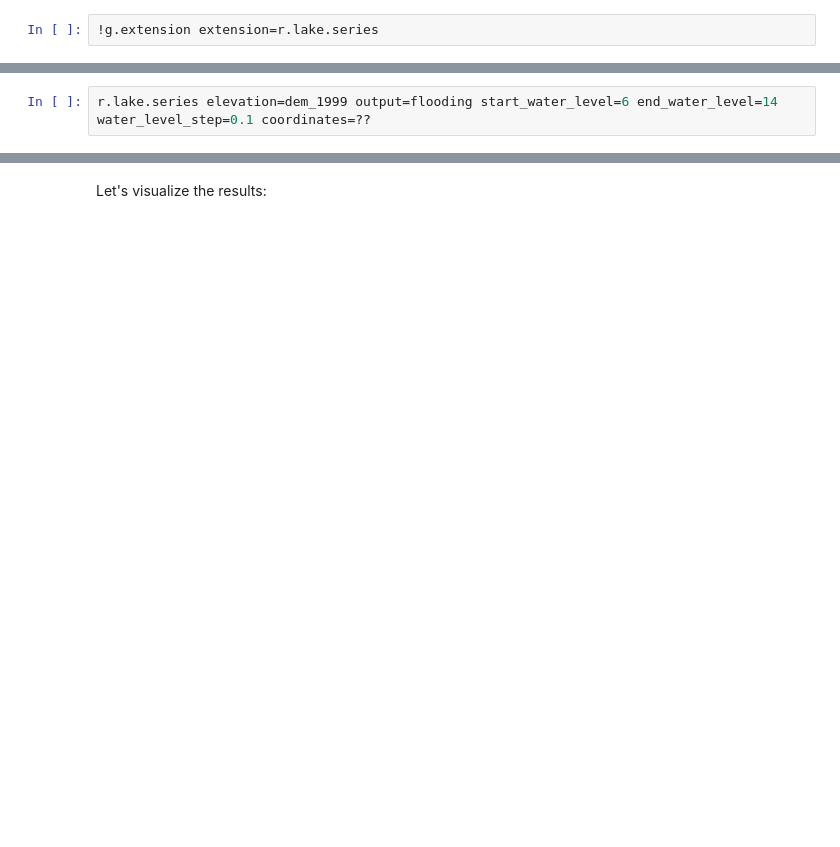
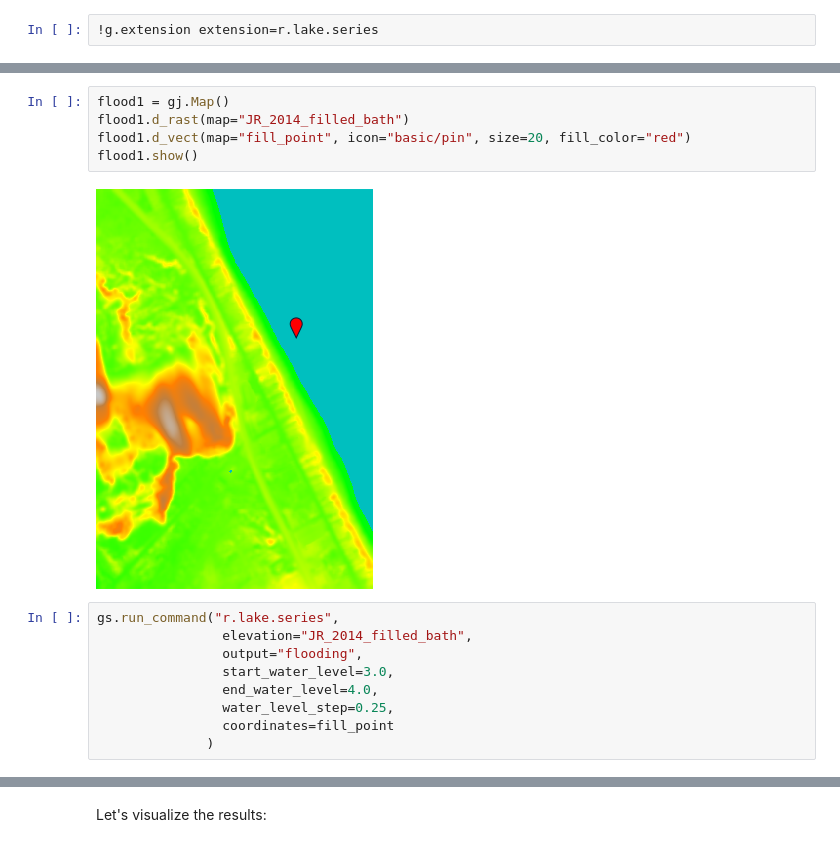
Before and after one commit to ncsu-geoforall-lab/csdms-grass-2024, a Jupyter notebook: 05_Inundation.ipynb, the cells around one changed output, grey strips where cells are left out. Saved outputs shown, nothing was run; the diff lists cells and outputs as text; blank space fills up the shorter version.

```diff
--- a/05_Inundation.ipynb
+++ b/05_Inundation.ipynb
@@ -32,5 +75,19 @@ gs.run_command("g.mapset", mapset="flooding", location="nags_head", flags="c")
+# %%
+flood1 = gj.Map()
+flood1.d_rast(map="JR_2014_filled_bath")
+flood1.d_vect(map="fill_point", icon="basic/pin", size=20, fill_color="red")
+flood1.show()
+# %% [output]
+[figure, added]
 # %%
-r.lake.series elevation=dem_1999 output=flooding start_water_level=6 end_water_level=14 water_level_step=0.1 coordinates=??
+gs.run_command("r.lake.series",
+                elevation="JR_2014_filled_bath",
+                output="flooding",
+                start_water_level=3.0,
+                end_water_level=4.0,
+                water_level_step=0.25,
+                coordinates=fill_point
+              )
 # %%
 from io import StringIO
 import pandas as pd
```
Also changed, not shown: parts of 16 cells of this notebook.
